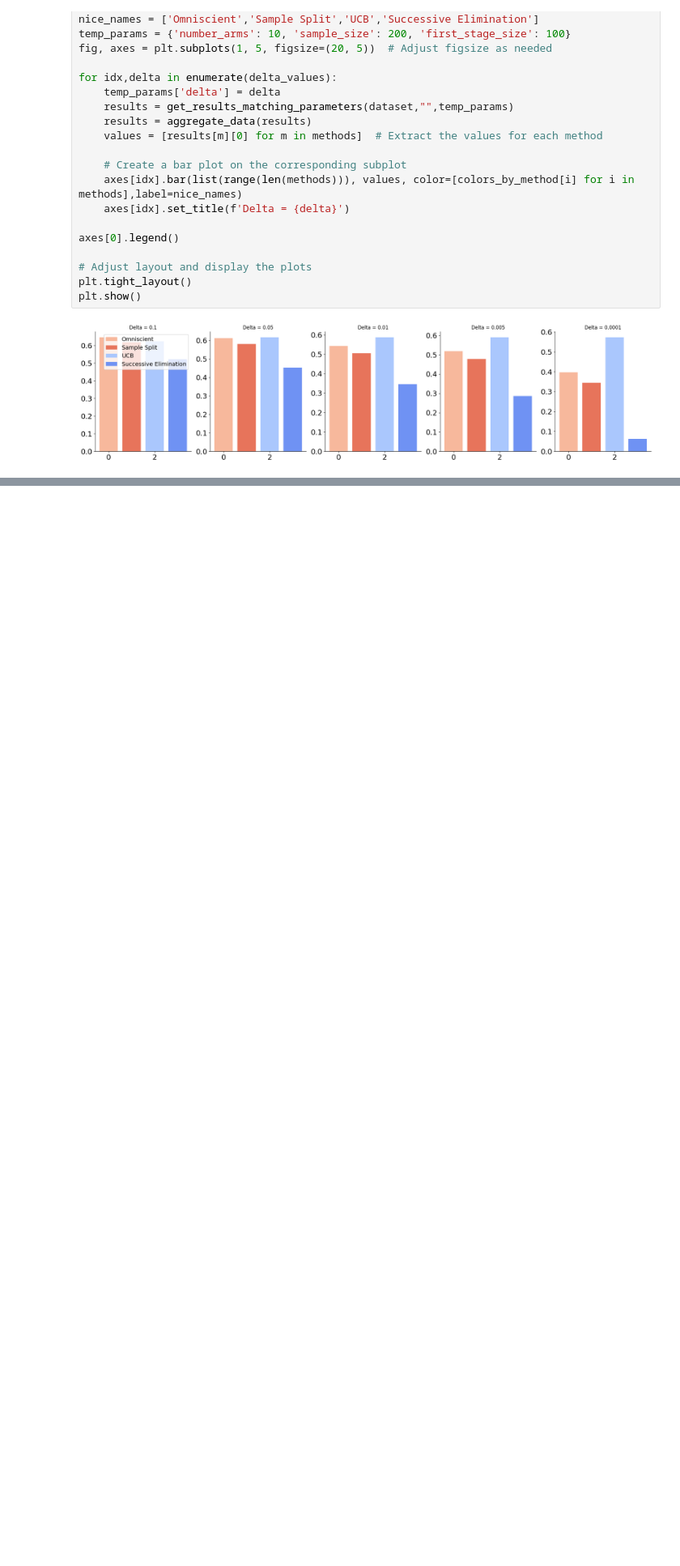
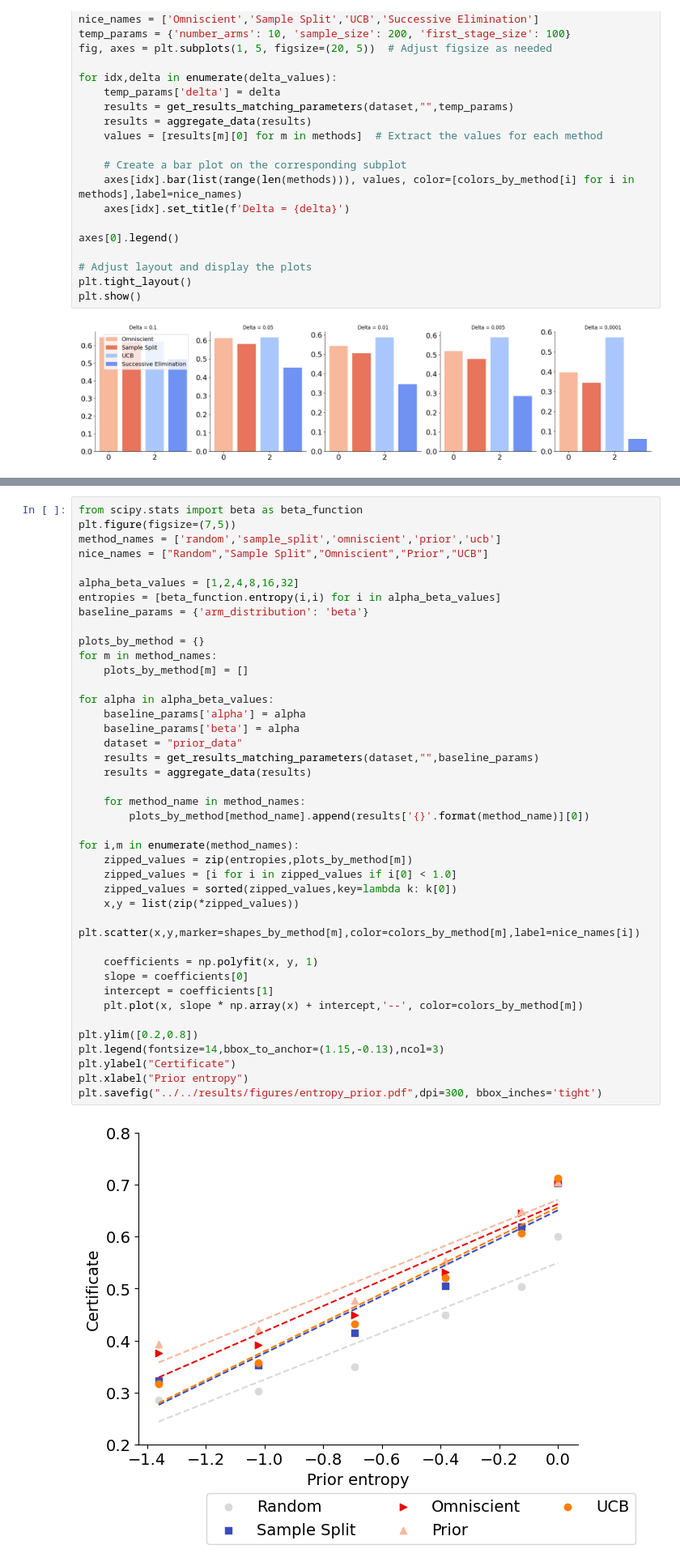
Before and after one commit to secg5/risk_certificate, a Jupyter notebook: scripts/notebooks/Plotting.ipynb, the cells around one changed output, grey strips where cells are left out. Shown at 81% size. Saved outputs shown, nothing was run; the diff lists cells and outputs as text; blank space fills up the shorter version.

Commit message:
Ran all the prior experiments

```diff
--- a/scripts/notebooks/Plotting.ipynb
+++ b/scripts/notebooks/Plotting.ipynb
@@ -368,0 +334,43 @@ No artists with labels found to put in legend.  Note that artists whose label st
+# %%
+from scipy.stats import beta as beta_function
+plt.figure(figsize=(7,5))
+method_names = ['random','sample_split','omniscient','prior','ucb']
+nice_names = ["Random","Sample Split","Omniscient","Prior","UCB"]
+
+alpha_beta_values = [1,2,4,8,16,32]
+entropies = [beta_function.entropy(i,i) for i in alpha_beta_values]
+baseline_params = {'arm_distribution': 'beta'}
+
+plots_by_method = {}
+for m in method_names:
+    plots_by_method[m] = []
+
+for alpha in alpha_beta_values:
+    baseline_params['alpha'] = alpha
+    baseline_params['beta'] = alpha
+    dataset = "prior_data"
+    results = get_results_matching_parameters(dataset,"",baseline_params)
+    results = aggregate_data(results)
+
+    for method_name in method_names:
+        plots_by_method[method_name].append(results['{}'.format(method_name)][0])
+
+for i,m in enumerate(method_names):
+    zipped_values = zip(entropies,plots_by_method[m])
+    zipped_values = [i for i in zipped_values if i[0] < 1.0]
+    zipped_values = sorted(zipped_values,key=lambda k: k[0])
+    x,y = list(zip(*zipped_values))
+    plt.scatter(x,y,marker=shapes_by_method[m],color=colors_by_method[m],label=nice_names[i])
+
+    coefficients = np.polyfit(x, y, 1)
+    slope = coefficients[0]
+    intercept = coefficients[1]
+    plt.plot(x, slope * np.array(x) + intercept,'--', color=colors_by_method[m])
+
+plt.ylim([0.2,0.8])
+plt.legend(fontsize=14,bbox_to_anchor=(1.15,-0.13),ncol=3)
+plt.ylabel("Certificate")
+plt.xlabel("Prior entropy")
+plt.savefig("../../results/figures/entropy_prior.pdf",dpi=300, bbox_inches='tight')
+# %% [output]
+[figure, added]
```
Also changed, not shown: parts of 7 cells of this notebook, 4 other files.
